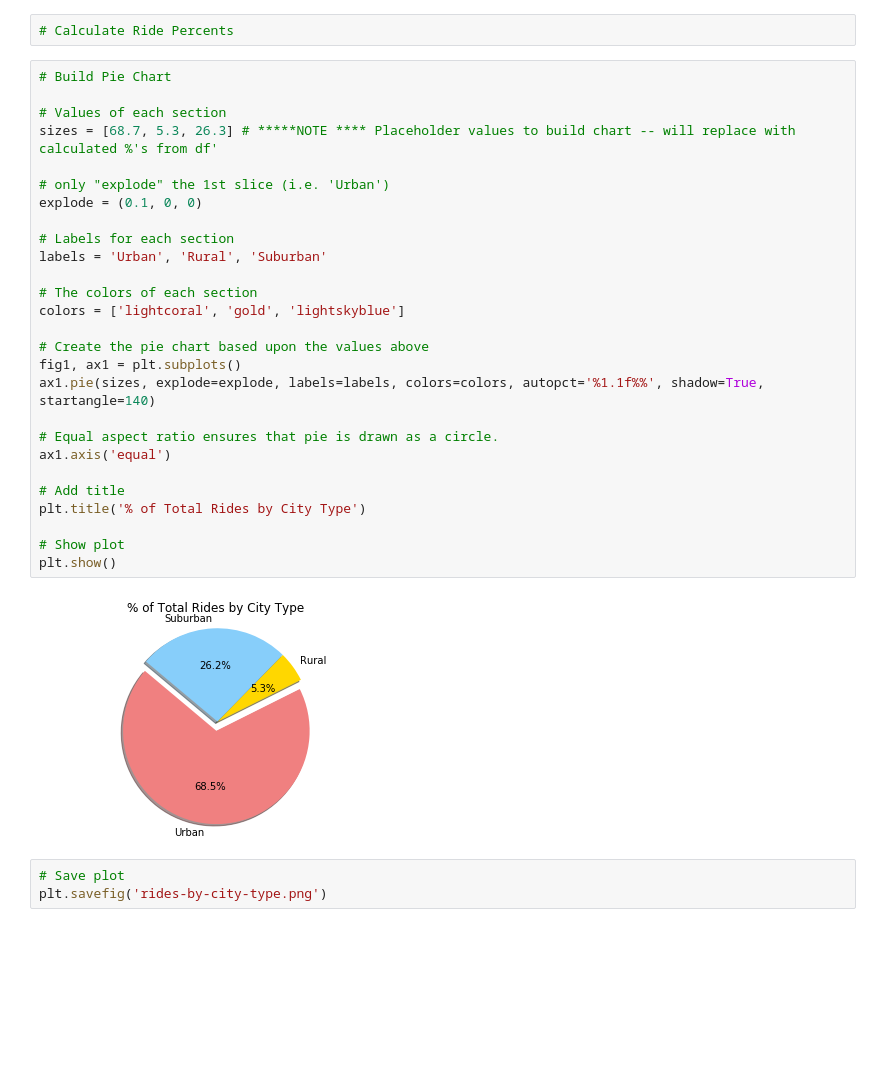
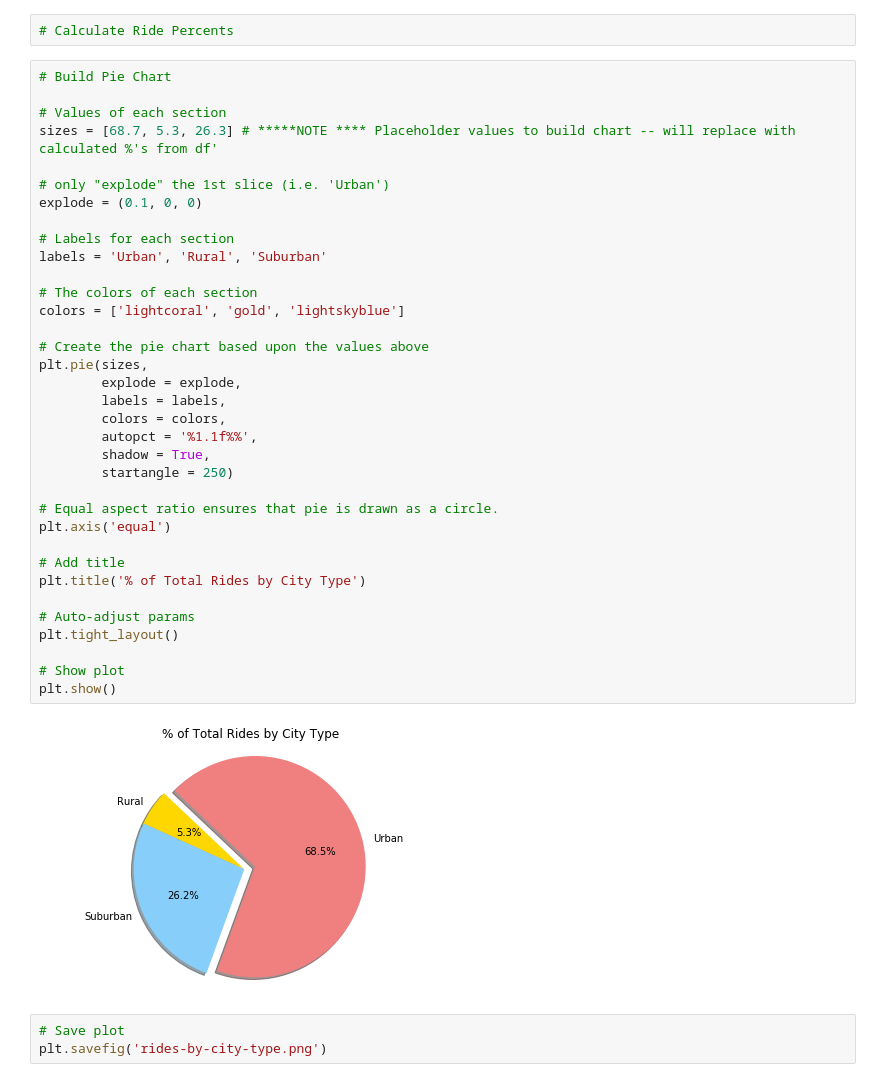
Before and after one commit to bbobba/matplotlib-challenge, a Jupyter notebook: pyber-ride-sharing-analysis.ipynb, the cells around one changed output. Drawn from its saved outputs; the diff is of its cells as text; blank space fills up the shorter version.

```diff
--- a/pyber-ride-sharing-analysis.ipynb
+++ b/pyber-ride-sharing-analysis.ipynb
@@ -151,32 +197,40 @@ plt.savefig('fares-by-city-type.png')
 # %%
 # Build Pie Chart
 
 # Values of each section
 sizes = [68.7, 5.3, 26.3] # *****NOTE **** Placeholder values to build chart -- will replace with calculated %'s from df'
 
 # only "explode" the 1st slice (i.e. 'Urban')
 explode = (0.1, 0, 0)
 
 # Labels for each section
 labels = 'Urban', 'Rural', 'Suburban'
 
 # The colors of each section
 colors = ['lightcoral', 'gold', 'lightskyblue']
 
 # Create the pie chart based upon the values above
-fig1, ax1 = plt.subplots()
-ax1.pie(sizes, explode=explode, labels=labels, colors=colors, autopct='%1.1f%%', shadow=True, startangle=140)
+plt.pie(sizes,
+        explode = explode,
+        labels = labels,
+        colors = colors,
+        autopct = '%1.1f%%',
+        shadow = True,
+        startangle = 250)
 
 # Equal aspect ratio ensures that pie is drawn as a circle.
-ax1.axis('equal')
+plt.axis('equal')
 
 # Add title
 plt.title('% of Total Rides by City Type')
 
+# Auto-adjust params
+plt.tight_layout()
+
 # Show plot
 plt.show()
 # %% [output]
-[figure, old version]
+[figure, new version]
 # %%
 # Save plot
 plt.savefig('rides-by-city-type.png')
```
Also changed, not shown: parts of 10 cells of this notebook.
